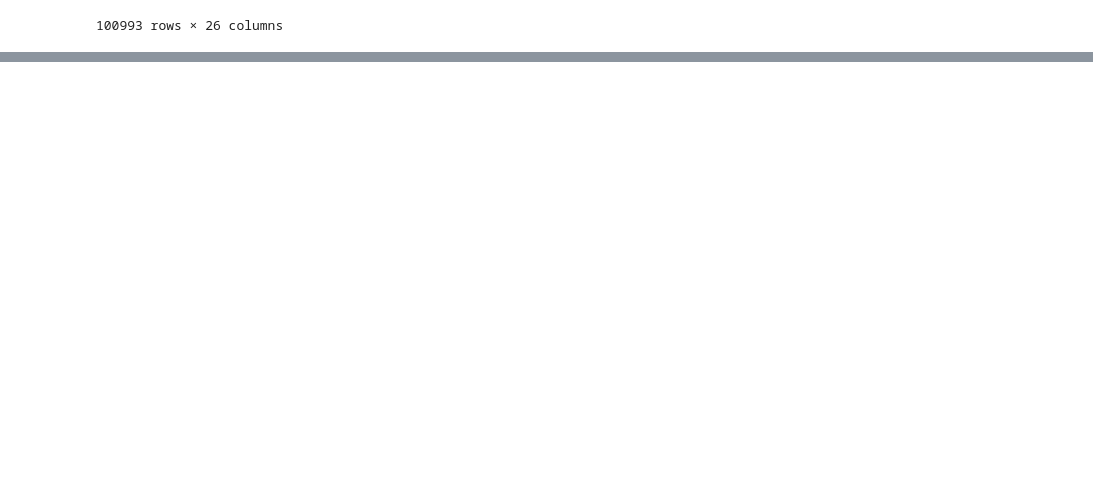
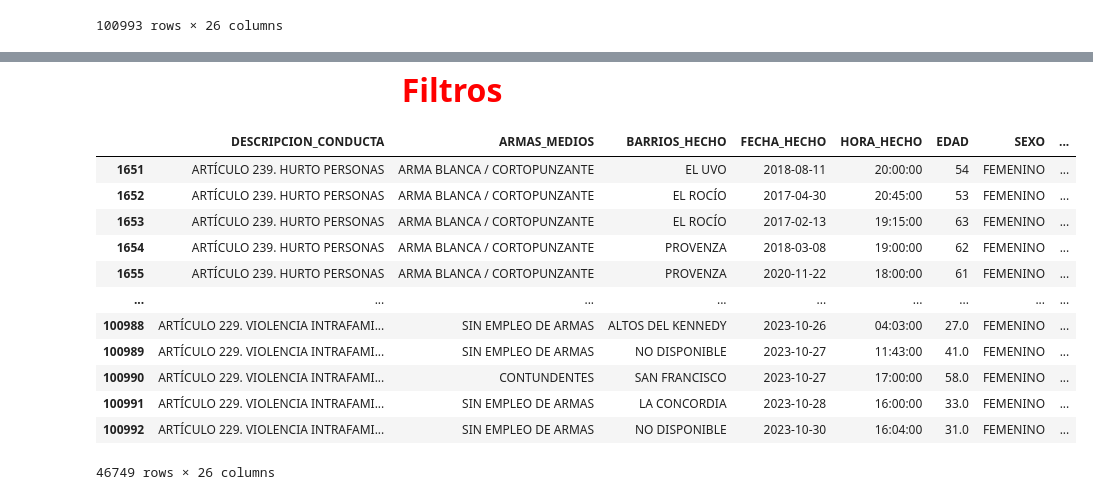
Before and after one commit to pandamuel/Analisis-financiero, a Jupyter notebook: Dataset.ipynb, the cells around one changed output, grey strips where cells are left out. Drawn from its saved outputs; the diff is of its cells as text; code cells hidden in the pictures; blank space fills up the shorter version.

```diff
--- a/Dataset.ipynb
+++ b/Dataset.ipynb
@@ -26,0 +336,23 @@ tabla
+# %% [markdown]
+<div align="center">
+    <span style="color:red; font-size:32px; font-weight:bold;">
+         Filtros
+    </span>
+</div>
+# %%
+filtro=tabla[tabla['SEXO']=='FEMENINO']
+filtro
+# %% [output]
+|  | DESCRIPCION_CONDUCTA | ARMAS_MEDIOS | BARRIOS_HECHO | FECHA_HECHO | HORA_HECHO | EDAD | SEXO | ... |
+| 1651 | ARTÍCULO 239. HURTO PERSONAS | ARMA BLANCA / CORTOPUNZANTE | EL UVO | 2018-08-11 | 20:00:00 | 54 | FEMENINO | ... |
+| 1652 | ARTÍCULO 239. HURTO PERSONAS | ARMA BLANCA / CORTOPUNZANTE | EL ROCÍO | 2017-04-30 | 20:45:00 | 53 | FEMENINO | ... |
+| 1653 | ARTÍCULO 239. HURTO PERSONAS | ARMA BLANCA / CORTOPUNZANTE | EL ROCÍO | 2017-02-13 | 19:15:00 | 63 | FEMENINO | ... |
+| 1654 | ARTÍCULO 239. HURTO PERSONAS | ARMA BLANCA / CORTOPUNZANTE | PROVENZA | 2018-03-08 | 19:00:00 | 62 | FEMENINO | ... |
+| 1655 | ARTÍCULO 239. HURTO PERSONAS | ARMA BLANCA / CORTOPUNZANTE | PROVENZA | 2020-11-22 | 18:00:00 | 61 | FEMENINO | ... |
+| ... | ... | ... | ... | ... | ... | ... | ... | ... |
+| 100988 | ARTÍCULO 229. VIOLENCIA INTRAFAMI... | SIN EMPLEO DE ARMAS | ALTOS DEL KENNEDY | 2023-10-26 | 04:03:00 | 27.0 | FEMENINO | ... |
+| 100989 | ARTÍCULO 229. VIOLENCIA INTRAFAMI... | SIN EMPLEO DE ARMAS | NO DISPONIBLE | 2023-10-27 | 11:43:00 | 41.0 | FEMENINO | ... |
+| 100990 | ARTÍCULO 229. VIOLENCIA INTRAFAMI... | CONTUNDENTES | SAN FRANCISCO | 2023-10-27 | 17:00:00 | 58.0 | FEMENINO | ... |
+| 100991 | ARTÍCULO 229. VIOLENCIA INTRAFAMI... | SIN EMPLEO DE ARMAS | LA CONCORDIA | 2023-10-28 | 16:00:00 | 33.0 | FEMENINO | ... |
+| 100992 | ARTÍCULO 229. VIOLENCIA INTRAFAMI... | SIN EMPLEO DE ARMAS | NO DISPONIBLE | 2023-10-30 | 16:04:00 | 31.0 | FEMENINO | ... |
+46749 rows × 26 columns
```
Also changed, not shown: parts of 48 cells of this notebook, 4 other files.
